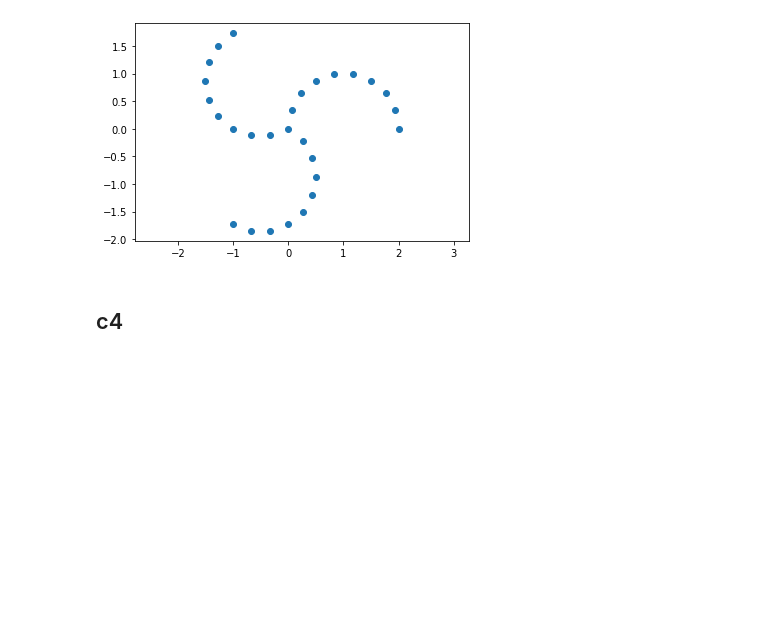
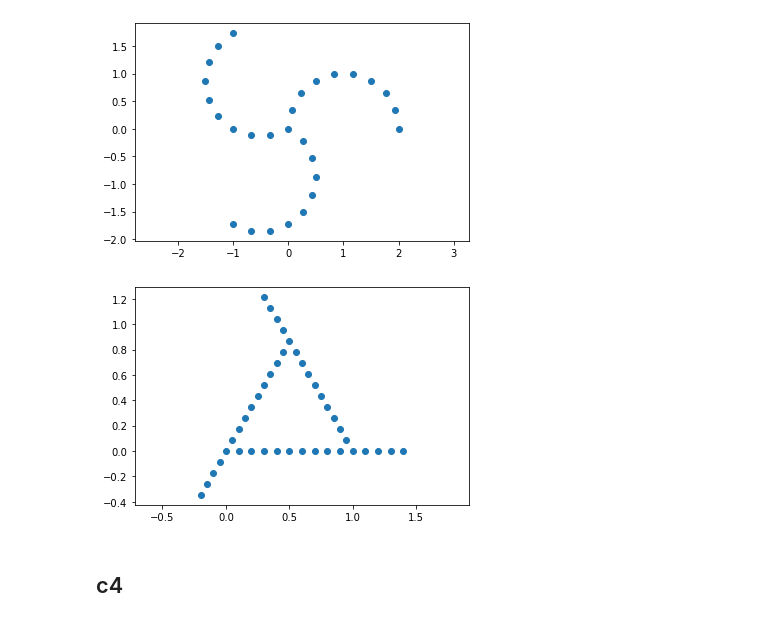
Before and after one commit to usnistgov/escherized-colloids, a Jupyter notebook: motif_library/Create_Motifs.ipynb, the cells around one changed output. Drawn from its saved outputs; the diff is of its cells as text; code cells hidden in the pictures; blank space fills up the shorter version.

```diff
--- a/motif_library/Create_Motifs.ipynb
+++ b/motif_library/Create_Motifs.ipynb
@@ -450,3 +450,13 @@ export(
     theta=0.0,
     filename="c3_swirl.json"
 )
+# %%
+N = 15
+l1 = np.array(list(zip(np.linspace(0, 1.4, N), [0]*N)))
+l2 = np.matmul(rotate(np.pi/3.), l1.T).T - np.array([0.5*np.cos(np.pi/3.), 0.5*np.sin(np.pi/3.)])
+l3 = np.matmul(rotate(-np.pi/3.), l1.T).T + np.array([1/2.*1.5-0.5, np.sqrt(3.0)/2.*1*1.5])
+coords = np.vstack((l1[1:,:], l2[1:,:], l3[1:,:]))
+# %%
+plot(coords)
+# %% [output]
+[figure, added]
```
Also changed, not shown: parts of 2 cells of this notebook, 5 other files.
